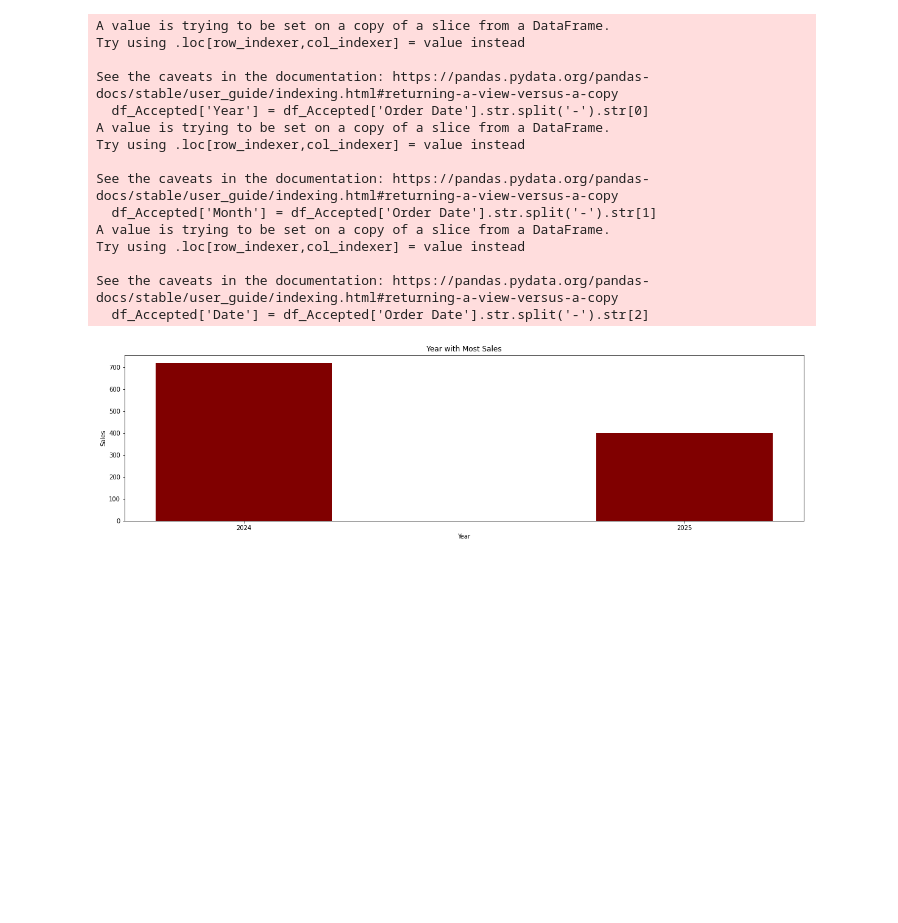
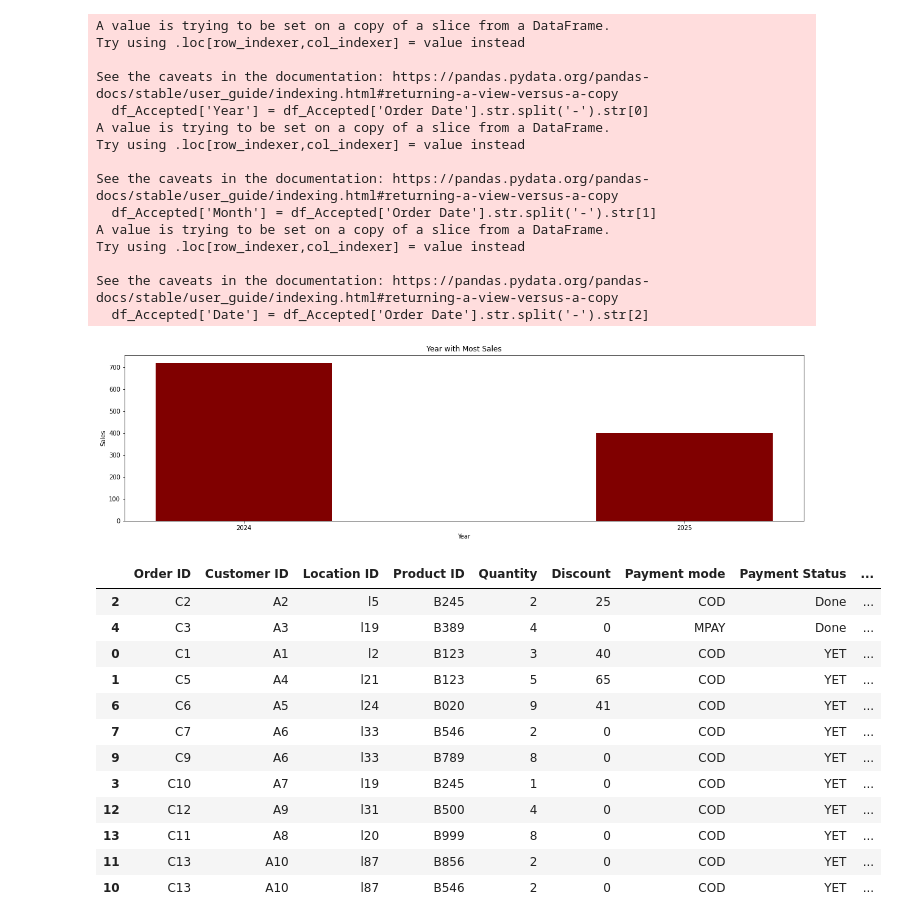
Before and after one commit to HozefaBeenawala/Analytics-Automation, a Jupyter notebook: Untitled.ipynb, the cells around one changed output. Saved outputs shown, nothing was run; the diff lists cells and outputs as text; code cells hidden in the pictures; blank space fills up the shorter version.

```diff
--- a/Untitled.ipynb
+++ b/Untitled.ipynb
@@ -250,3 +250,21 @@ plt.title("Year with Most Sales")
 plt.show()
 # %% [output]
 [figure]
+# %%
+# Sort the DataFrame by 'Sales' column in descending order
+df_sorted = df_Accepted.sort_values(by='Order Date')
+df_sorted
+# %% [output]
+|  | Order ID | Customer ID | Location ID | Product ID | Quantity | Discount | Payment mode | Payment Status | ... |
+| 2 | C2 | A2 | l5 | B245 | 2 | 25 | COD | Done | ... |
+| 4 | C3 | A3 | l19 | B389 | 4 | 0 | MPAY | Done | ... |
+| 0 | C1 | A1 | l2 | B123 | 3 | 40 | COD | YET | ... |
+| 1 | C5 | A4 | l21 | B123 | 5 | 65 | COD | YET | ... |
+| 6 | C6 | A5 | l24 | B020 | 9 | 41 | COD | YET | ... |
+| 7 | C7 | A6 | l33 | B546 | 2 | 0 | COD | YET | ... |
+| 9 | C9 | A6 | l33 | B789 | 8 | 0 | COD | YET | ... |
+| 3 | C10 | A7 | l19 | B245 | 1 | 0 | COD | YET | ... |
+| 12 | C12 | A9 | l31 | B500 | 4 | 0 | COD | YET | ... |
+| 13 | C11 | A8 | l20 | B999 | 8 | 0 | COD | YET | ... |
+| 11 | C13 | A10 | l87 | B856 | 2 | 0 | COD | YET | ... |
+| 10 | C13 | A10 | l87 | B546 | 2 | 0 | COD | YET | ... |
```
Also changed, not shown: parts of 4 cells of this notebook.
